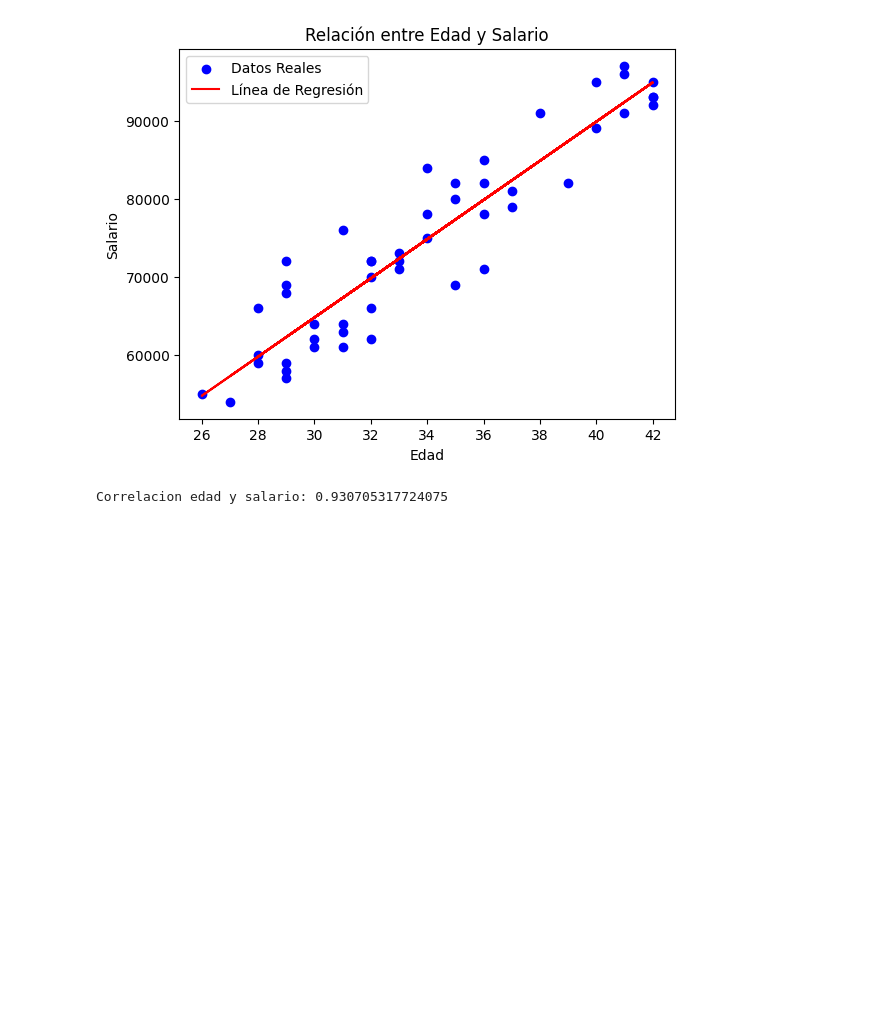
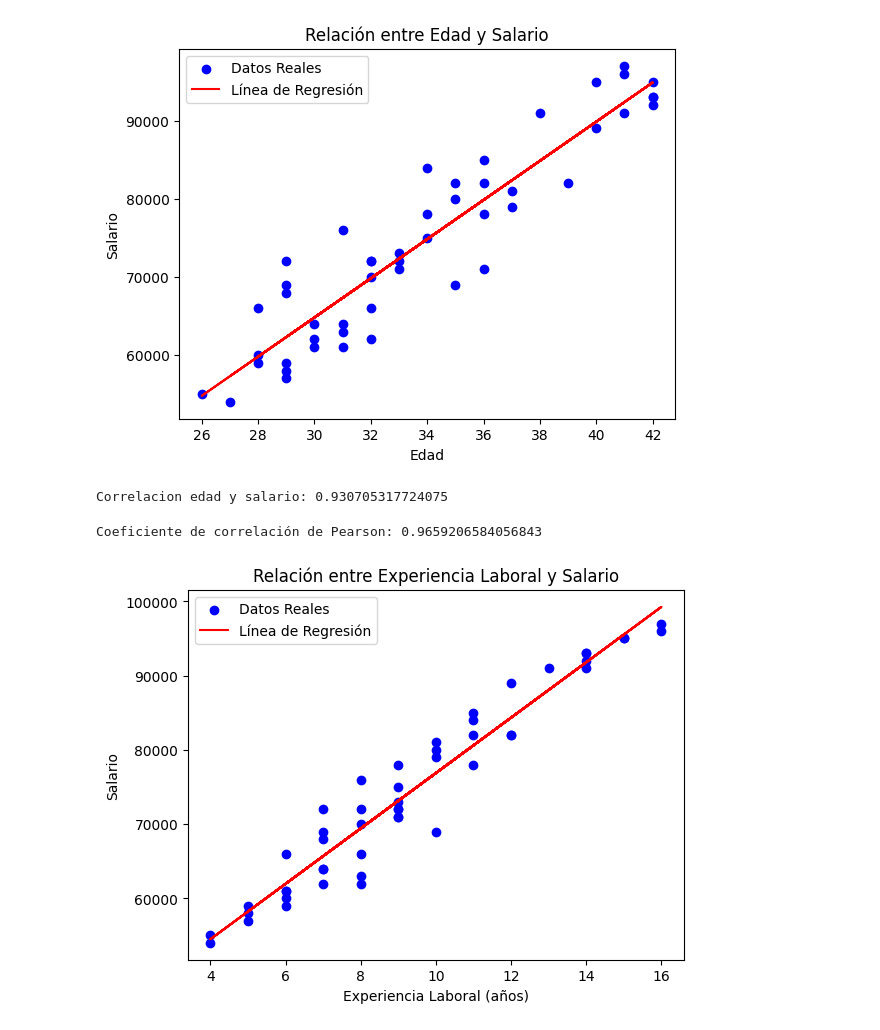
Before and after one commit to LeandroRodrigoMolina/IntegradorEstadisticaSecuela, a Jupyter notebook: main.ipynb, the cells around one changed output. Drawn from its saved outputs; the diff is of its cells as text; code cells hidden in the pictures; blank space fills up the shorter version.

Commit message:
Se agregaron cosas

```diff
--- a/main.ipynb
+++ b/main.ipynb
@@ -136,3 +146,38 @@ coef_correlacion = df_empleados_excel_modificado['Edad'].corr(df_empleados_excel
 print("Correlacion edad y salario:", coef_correlacion)
 # %% [output]
 Correlacion edad y salario: 0.930705317724075
+# %%
+# Calcular la correlación lineal
+correlacion = df_empleados_excel_modificado['Experiencia_Laboral'].corr(df_empleados_excel_modificado['Salario'])
+print(f"Coeficiente de correlación de Pearson: {correlacion}")
+
+# Preparación de los datos para el modelo de regresión lineal
+X = df_empleados_excel_modificado['Experiencia_Laboral']  # Variable independiente
+y = df_empleados_excel_modificado['Salario']  # Variable dependiente
+
+# Agregar una constante a la variable independiente
+X = sm.add_constant(X)
+
+# Crear el modelo de regresión lineal
+modelo = sm.OLS(y, X).fit()
+
+# Obtener los valores predichos por el modelo
+y_pred = modelo.predict(X)
+
+# Gráfico de dispersión de los datos reales
+plt.scatter(df_empleados_excel_modificado['Experiencia_Laboral'], df_empleados_excel_modificado['Salario'], label='Datos Reales', color='blue')
+
+# Línea de tendencia del modelo de regresión
+plt.plot(df_empleados_excel_modificado['Experiencia_Laboral'], y_pred, label='Línea de Regresión', color='red')
+
+# Etiquetas y leyenda
+plt.title('Relación entre Experiencia Laboral y Salario')
+plt.xlabel('Experiencia Laboral (años)')
+plt.ylabel('Salario')
+plt.legend()
+
+# Mostrar el gráfico
+plt.show()
+# %% [output]
+Coeficiente de correlación de Pearson: 0.9659206584056843
+[figure, added]
```
Also changed, not shown: parts of 6 cells of this notebook.
